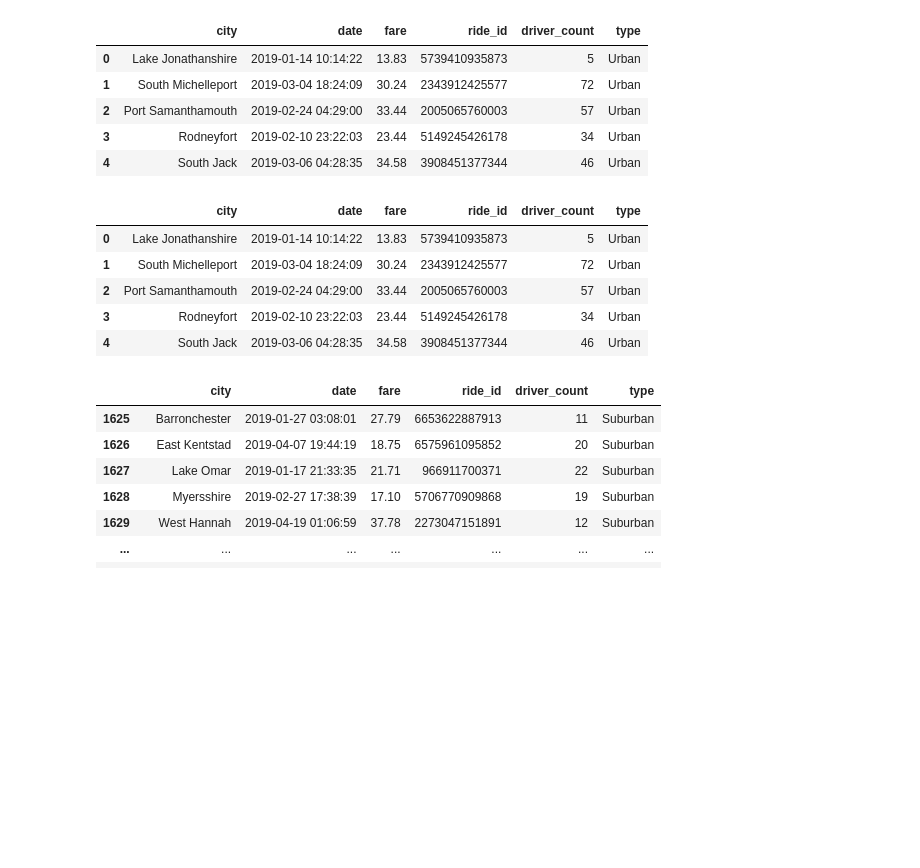
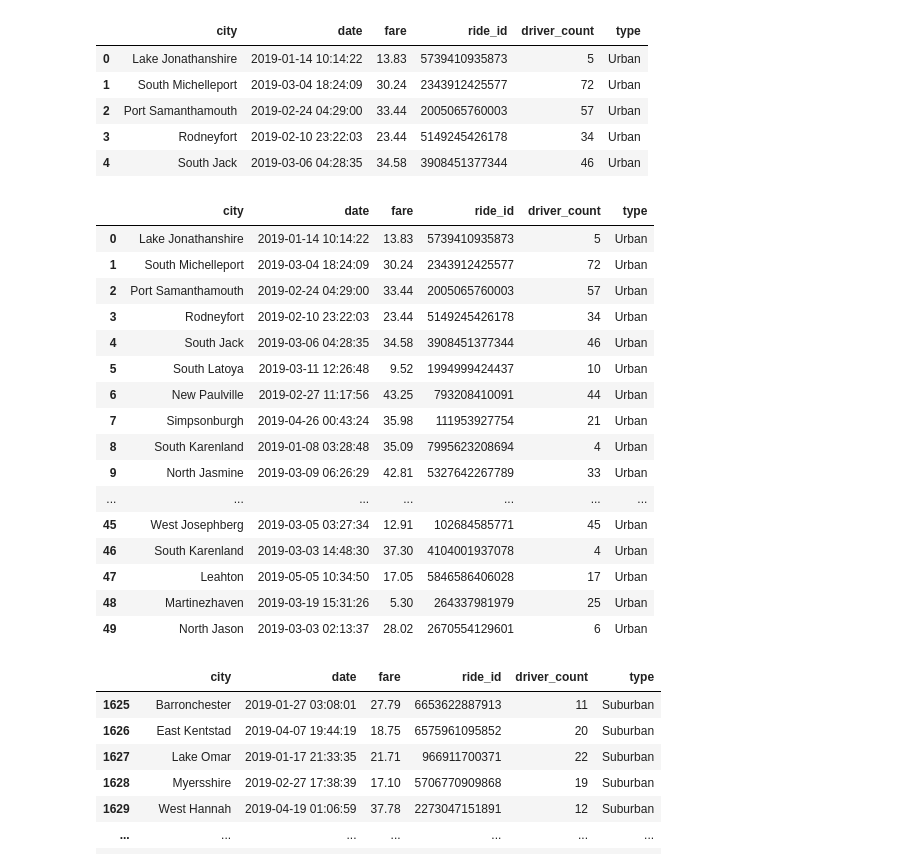
Before and after one commit to joshdaniels/PyBer_Analysis, a Jupyter notebook: PyBer.ipynb, the cells around one changed output. Saved outputs shown, nothing was run; the diff lists cells and outputs as text; code cells hidden in the pictures; blank space fills up the shorter version.

```diff
--- a/PyBer.ipynb
+++ b/PyBer.ipynb
@@ -130,14 +130,25 @@ pyber_data_df.head()
 # %%
 # Create the Urban city DataFrame.
 urban_cities_df = pyber_data_df[pyber_data_df["type"] == "Urban"]
-urban_cities_df.head()
+urban_cities_df.head(50)
 # %% [output]
 |  | city | date | fare | ride_id | driver_count | type |
 | 0 | Lake Jonathanshire | 2019-01-14 10:14:22 | 13.83 | 5739410935873 | 5 | Urban |
 | 1 | South Michelleport | 2019-03-04 18:24:09 | 30.24 | 2343912425577 | 72 | Urban |
 | 2 | Port Samanthamouth | 2019-02-24 04:29:00 | 33.44 | 2005065760003 | 57 | Urban |
 | 3 | Rodneyfort | 2019-02-10 23:22:03 | 23.44 | 5149245426178 | 34 | Urban |
 | 4 | South Jack | 2019-03-06 04:28:35 | 34.58 | 3908451377344 | 46 | Urban |
+| 5 | South Latoya | 2019-03-11 12:26:48 | 9.52 | 1994999424437 | 10 | Urban |
+| 6 | New Paulville | 2019-02-27 11:17:56 | 43.25 | 793208410091 | 44 | Urban |
+| 7 | Simpsonburgh | 2019-04-26 00:43:24 | 35.98 | 111953927754 | 21 | Urban |
+| 8 | South Karenland | 2019-01-08 03:28:48 | 35.09 | 7995623208694 | 4 | Urban |
+| 9 | North Jasmine | 2019-03-09 06:26:29 | 42.81 | 5327642267789 | 33 | Urban |
+| ... | ... | ... | ... | ... | ... | ... |
+| 45 | West Josephberg | 2019-03-05 03:27:34 | 12.91 | 102684585771 | 45 | Urban |
+| 46 | South Karenland | 2019-03-03 14:48:30 | 37.30 | 4104001937078 | 4 | Urban |
+| 47 | Leahton | 2019-05-05 10:34:50 | 17.05 | 5846586406028 | 17 | Urban |
+| 48 | Martinezhaven | 2019-03-19 15:31:26 | 5.30 | 264337981979 | 25 | Urban |
+| 49 | North Jason | 2019-03-03 02:13:37 | 28.02 | 2670554129601 | 6 | Urban |
 # %%
 # Create the Suburban and Rural city DataFrames.
 suburban_cities_df = pyber_data_df[pyber_data_df["type"] == "Suburban"]
```
Also changed, not shown: parts of 3 cells of this notebook, 2 other files.
